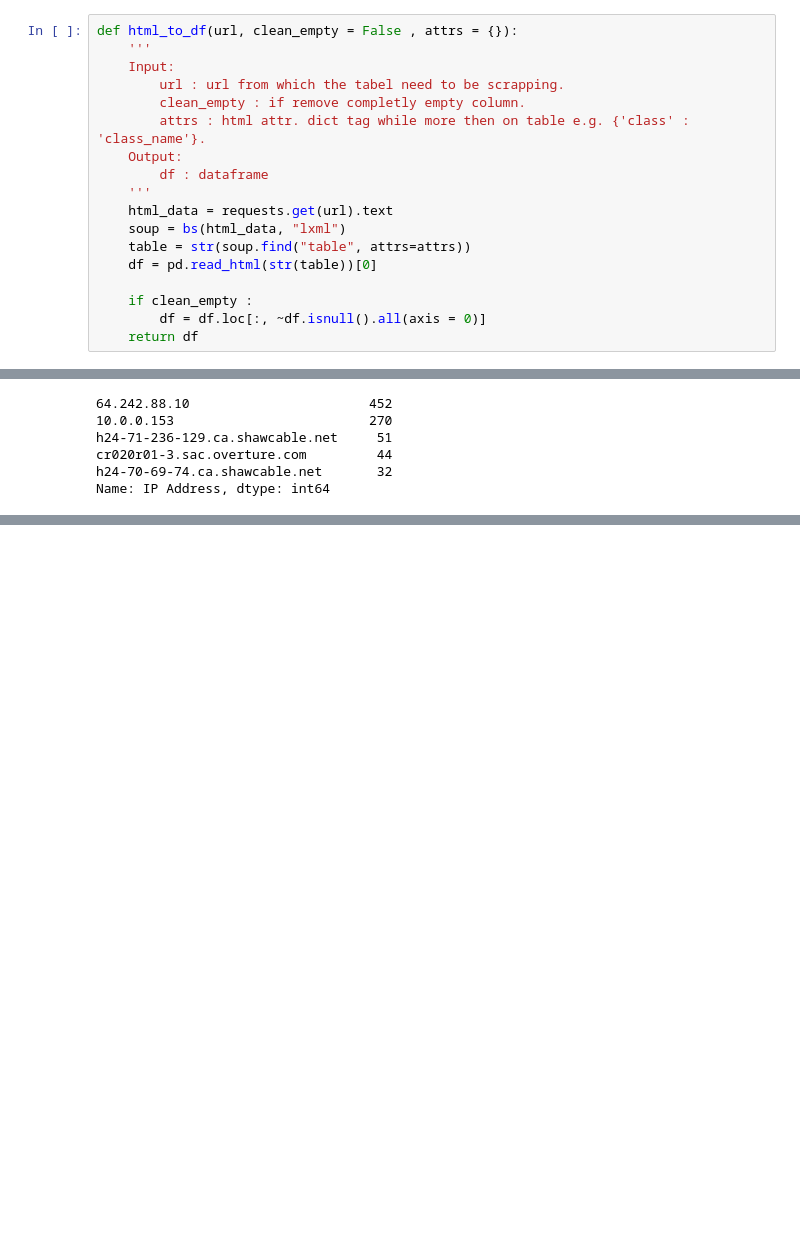
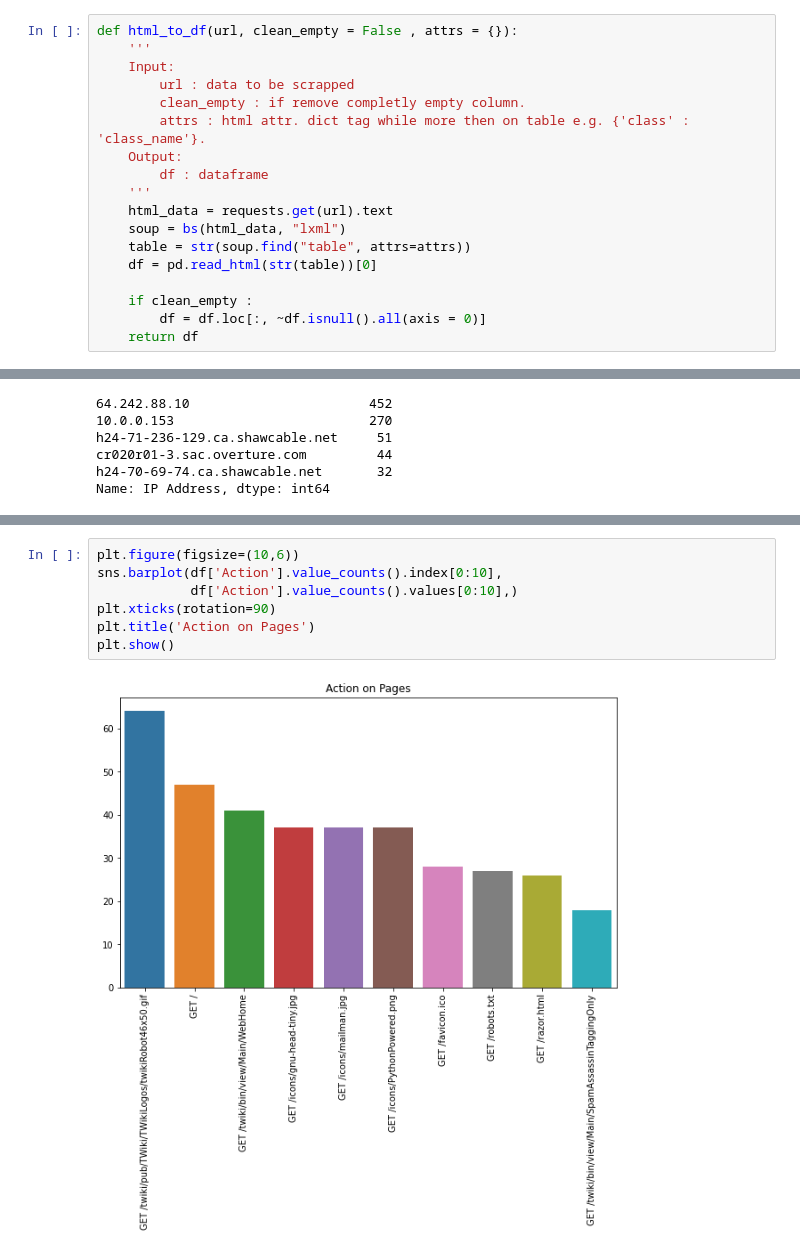
Before and after one commit to abuqaiselegant/internitytask001, a Jupyter notebook: Visualization_task.ipynb, the cells around one changed output, grey strips where cells are left out. Cells and saved outputs as stored; diff of their text form; blank space fills up the shorter version.

```diff
--- a/Visualization_task.ipynb
+++ b/Visualization_task.ipynb
@@ -12,7 +10,7 @@ import seaborn as sns
 def html_to_df(url, clean_empty = False , attrs = {}):
     '''
     Input:
-        url : url from which the tabel need to be scrapping.
+        url : data to be scrapped
         clean_empty : if remove completly empty column.
         attrs : html attr. dict tag while more then on table e.g. {'class' : 'class_name'}.
     Output:
@@ -108 +109,10 @@ Pass the following variables as keyword args: x, y. From version 0.12, the only
 [figure]
+# %%
+plt.figure(figsize=(10,6))
+sns.barplot(df['Action'].value_counts().index[0:10],
+            df['Action'].value_counts().values[0:10],)
+plt.xticks(rotation=90)
+plt.title('Action on Pages')
+plt.show()
+# %% [output]
+[figure, added]
```
Also changed, not shown: parts of 10 cells of this notebook.
